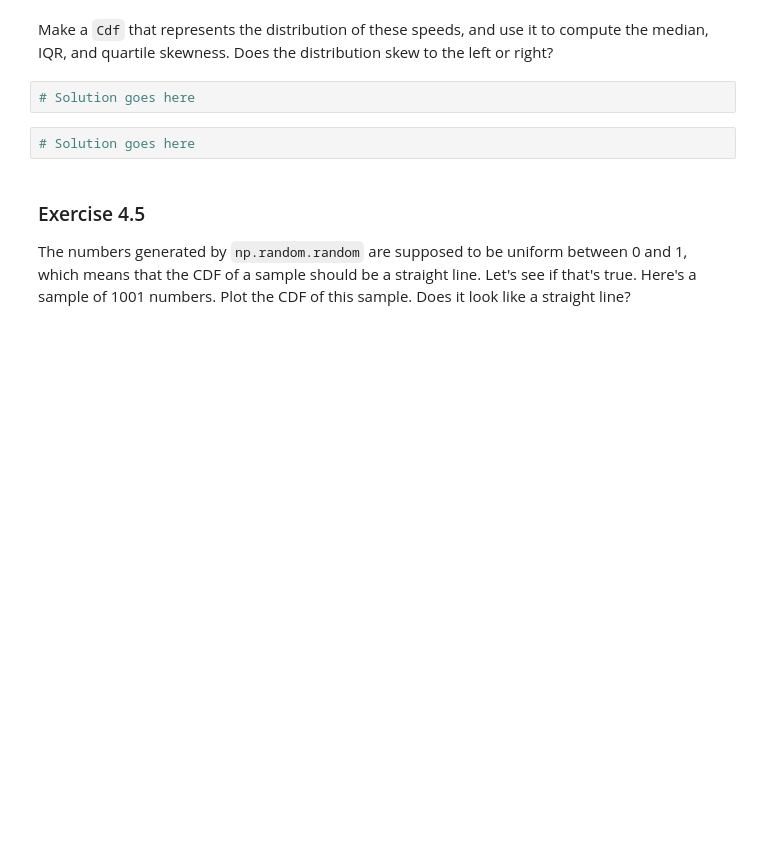
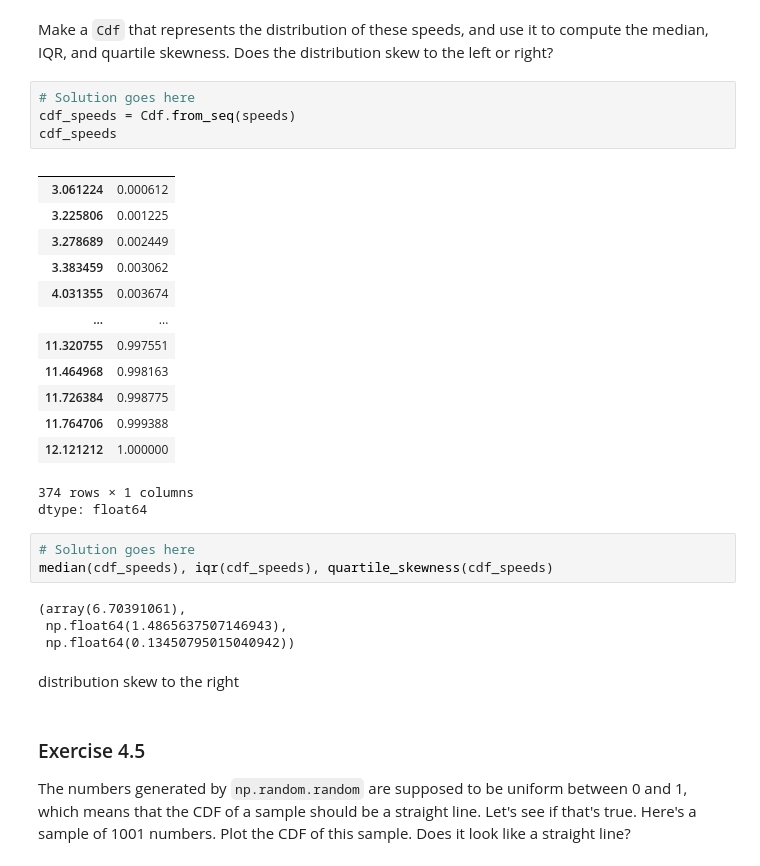
Before and after one commit to eluzuriaga83/ThinkStats3, a Jupyter notebook: nb/chap04.ipynb, the cells around one changed output. Cells and saved outputs as stored; diff of their text form; blank space fills up the shorter version.

```diff
--- a/nb/chap04.ipynb
+++ b/nb/chap04.ipynb
@@ -745,8 +819,32 @@ Make a `Cdf` that represents the distribution of these speeds, and use it to com
 Does the distribution skew to the left or right?
 # %%
 # Solution goes here
+cdf_speeds = Cdf.from_seq(speeds)
+cdf_speeds
+# %% [output]
+|  |  |
+| 3.061224 | 0.000612 |
+| 3.225806 | 0.001225 |
+| 3.278689 | 0.002449 |
+| 3.383459 | 0.003062 |
+| 4.031355 | 0.003674 |
+| ... | ... |
+| 11.320755 | 0.997551 |
+| 11.464968 | 0.998163 |
+| 11.726384 | 0.998775 |
+| 11.764706 | 0.999388 |
+| 12.121212 | 1.000000 |
+374 rows × 1 columns
+dtype: float64
 # %%
 # Solution goes here
+median(cdf_speeds), iqr(cdf_speeds), quartile_skewness(cdf_speeds)
+# %% [output]
+(array(6.70391061),
+ np.float64(1.4865637507146943),
+ np.float64(0.13450795015040942))
+# %% [markdown]
+distribution skew to the right
 # %% [markdown]
 ### Exercise 4.5
 
```
Also changed, not shown: parts of 16 cells of this notebook.
